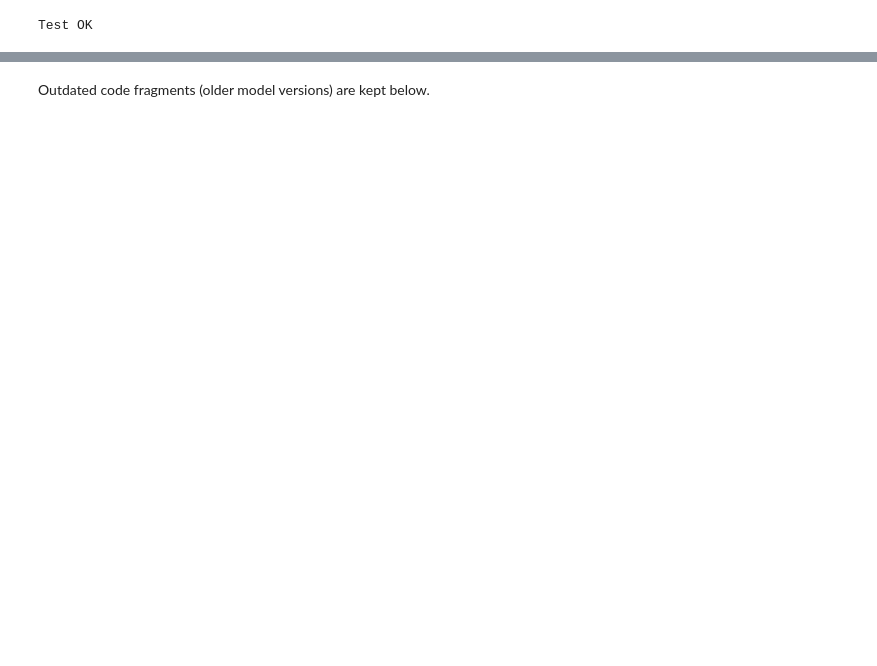
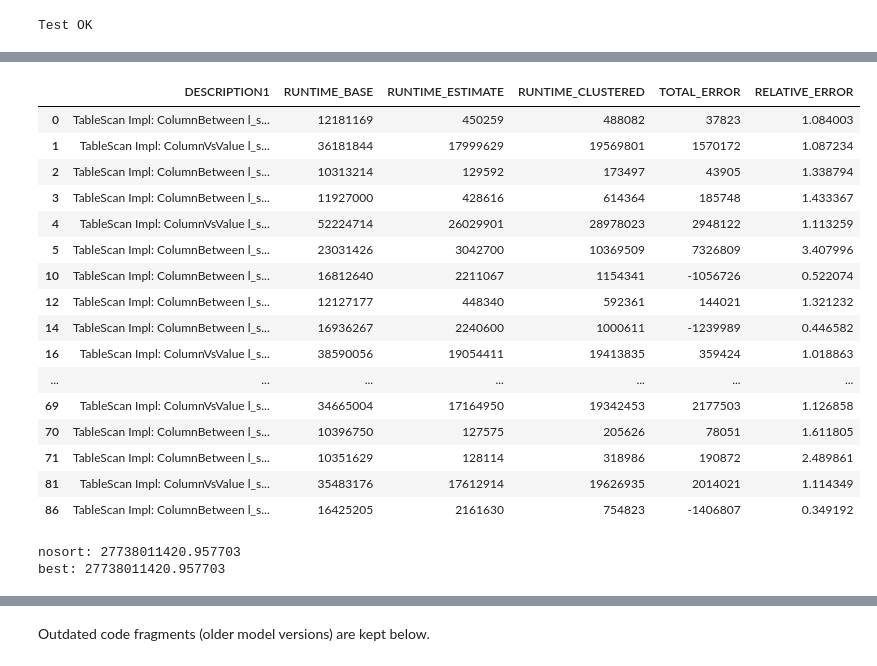
Before and after one commit to aloeser/clustering_model, a Jupyter notebook: model.ipynb, the cells around one changed output, grey strips where cells are left out. Cells and saved outputs as stored; diff of their text form; code cells hidden in the pictures; blank space fills up the shorter version.

```diff
--- a/model.ipynb
+++ b/model.ipynb
@@ -1059,3 +1156,59 @@ class DisjointClustersModel(SingleTableMdcModel):
+# %%
+def eval_joins(table_name):
+    m = create_model(table_name, 2)
+    m.estimate_total_runtime(["l_shipdate"], "l_shipdate", [100])
+    assert len(m.join_estimates[m.join_estimates['ESTIMATE_MATERIALIZE_BUILD'] < 0]) == 0, "not all runtimes computed"
+    assert len(m.join_estimates[m.join_estimates['ESTIMATE_MATERIALIZE_PROBE'] < 0]) == 0, "not all runtimes computed"
+
+    CLUSTERED_STATISTICS_PATH = f"~/Dokumente/repos/example_plugin/tpch_shipdate"
+    path = f"{CLUSTERED_STATISTICS_PATH}/joins.csv"
+    clustered_joins = pd.read_csv(path, sep='|')
+    clustered_joins = clustered_joins[clustered_joins['TABLE_NAME'] == table_name]
+    clustered_joins = clustered_joins.sort_values(['QUERY_HASH', 'DESCRIPTION'])
+
+    m.join_estimates.sort_values(['QUERY_HASH', 'DESCRIPTION'], inplace=True)
+    result = pd.DataFrame()
+    result['COLUMN_NAME'] = np.array(clustered_scans['COLUMN_NAME'])
+    result['DESCRIPTION1'] = np.array(m.scan_estimates['DESCRIPTION'])
+    result['DESCRIPTION2'] = np.array(clustered_scans['DESCRIPTION'])
+    result['QUERY_HASH1'] = np.array(m.scan_estimates['QUERY_HASH'])
+    result['QUERY_HASH2'] = np.array(clustered_scans['QUERY_HASH'])
+    result['RUNTIME_BASE'] = np.array(m.scan_estimates['RUNTIME_NS'])
+    result['RUNTIME_ESTIMATE'] = np.array(m.scan_estimates.apply(lambda row: row['RUNTIME_ESTIMATE'] / m.query_frequency(row['QUERY_HASH']), axis=1), dtype=np.int64)
+    result['RUNTIME_CLUSTERED'] = np.array(clustered_scans['RUNTIME_NS'])
+
+    # make sure we match all operators
+    matches = result.apply(lambda row: row['DESCRIPTION1'] == row['DESCRIPTION2'] and row['QUERY_HASH1'] == row['QUERY_HASH2'], axis=1)
+    assert matches.all(), "not all rows match"
+
+    result['TOTAL_ERROR'] = result['RUNTIME_CLUSTERED'] - result['RUNTIME_ESTIMATE']
+    result['RELATIVE_ERROR'] = result['RUNTIME_CLUSTERED'] / result['RUNTIME_ESTIMATE']
+
+    return result
+
+CLUSTERING_COLUMN = "l_shipdate"
+results = eval_scans("lineitem")
+results = results[CLUSTERING_COLUMN == results['COLUMN_NAME']]
+#results = results[results['COLUMN_NAME'] != 'l_receiptdate']
+results[['DESCRIPTION1', 'RUNTIME_BASE', 'RUNTIME_ESTIMATE', 'RUNTIME_CLUSTERED', 'TOTAL_ERROR', 'RELATIVE_ERROR']]
+# %% [output]
+|  | DESCRIPTION1 | RUNTIME_BASE | RUNTIME_ESTIMATE | RUNTIME_CLUSTERED | TOTAL_ERROR | RELATIVE_ERROR |
+| 0 | TableScan Impl: ColumnBetween l_s... | 12181169 | 450259 | 488082 | 37823 | 1.084003 |
+| 1 | TableScan Impl: ColumnVsValue l_s... | 36181844 | 17999629 | 19569801 | 1570172 | 1.087234 |
+| 2 | TableScan Impl: ColumnBetween l_s... | 10313214 | 129592 | 173497 | 43905 | 1.338794 |
+| 3 | TableScan Impl: ColumnBetween l_s... | 11927000 | 428616 | 614364 | 185748 | 1.433367 |
+| 4 | TableScan Impl: ColumnVsValue l_s... | 52224714 | 26029901 | 28978023 | 2948122 | 1.113259 |
+| 5 | TableScan Impl: ColumnBetween l_s... | 23031426 | 3042700 | 10369509 | 7326809 | 3.407996 |
+| 10 | TableScan Impl: ColumnBetween l_s... | 16812640 | 2211067 | 1154341 | -1056726 | 0.522074 |
+| 12 | TableScan Impl: ColumnBetween l_s... | 12127177 | 448340 | 592361 | 144021 | 1.321232 |
+| 14 | TableScan Impl: ColumnBetween l_s... | 16936267 | 2240600 | 1000611 | -1239989 | 0.446582 |
+| 16 | TableScan Impl: ColumnVsValue l_s... | 38590056 | 19054411 | 19413835 | 359424 | 1.018863 |
+| ... | ... | ... | ... | ... | ... | ... |
+| 69 | TableScan Impl: ColumnVsValue l_s... | 34665004 | 17164950 | 19342453 | 2177503 | 1.126858 |
+| 70 | TableScan Impl: ColumnBetween l_s... | 10396750 | 127575 | 205626 | 78051 | 1.611805 |
+| 71 | TableScan Impl: ColumnBetween l_s... | 10351629 | 128114 | 318986 | 190872 | 2.489861 |
+| 81 | TableScan Impl: ColumnVsValue l_s... | 35483176 | 17612914 | 19626935 | 2014021 | 1.114349 |
+| 86 | TableScan Impl: ColumnBetween l_s... | 16425205 | 2161630 | 754823 | -1406807 | 0.349192 |
 # %%
 assert_correct_statistics_loaded()
 
@@ -1151,9 +1300,12 @@ model = create_model("store_sales", 2)
 #row = model.joins.iloc[140]
 #model.get_chunk_count_factor(row, "BUILD", ["l_orderkey", "l_shipdate"], [5, 20])
 
-if BENCHMARK == "TPCH":
+if False or BENCHMARK == "TPCH":
     time0 = model.estimate_total_runtime(["l_orderkey"], "l_orderkey", [100])
     time1 = model.estimate_total_runtime(["l_shipdate", "l_orderkey"], "l_orderkey", [20, 5])
     print(f"nosort: {time0}")
     print(f"best: {time1}")
+# %% [output]
+nosort: 27738011420.957703
+best: 27738011420.957703
 # %%
```
Also changed, not shown: parts of 18 cells of this notebook.
